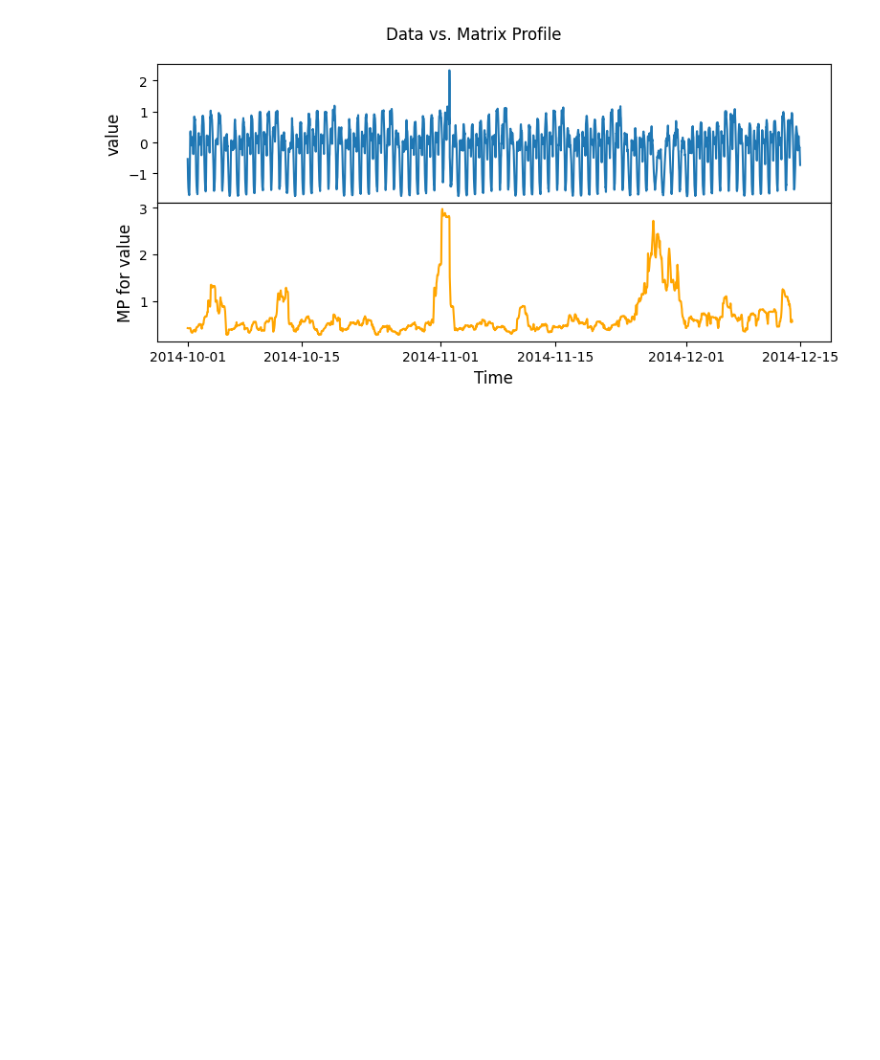
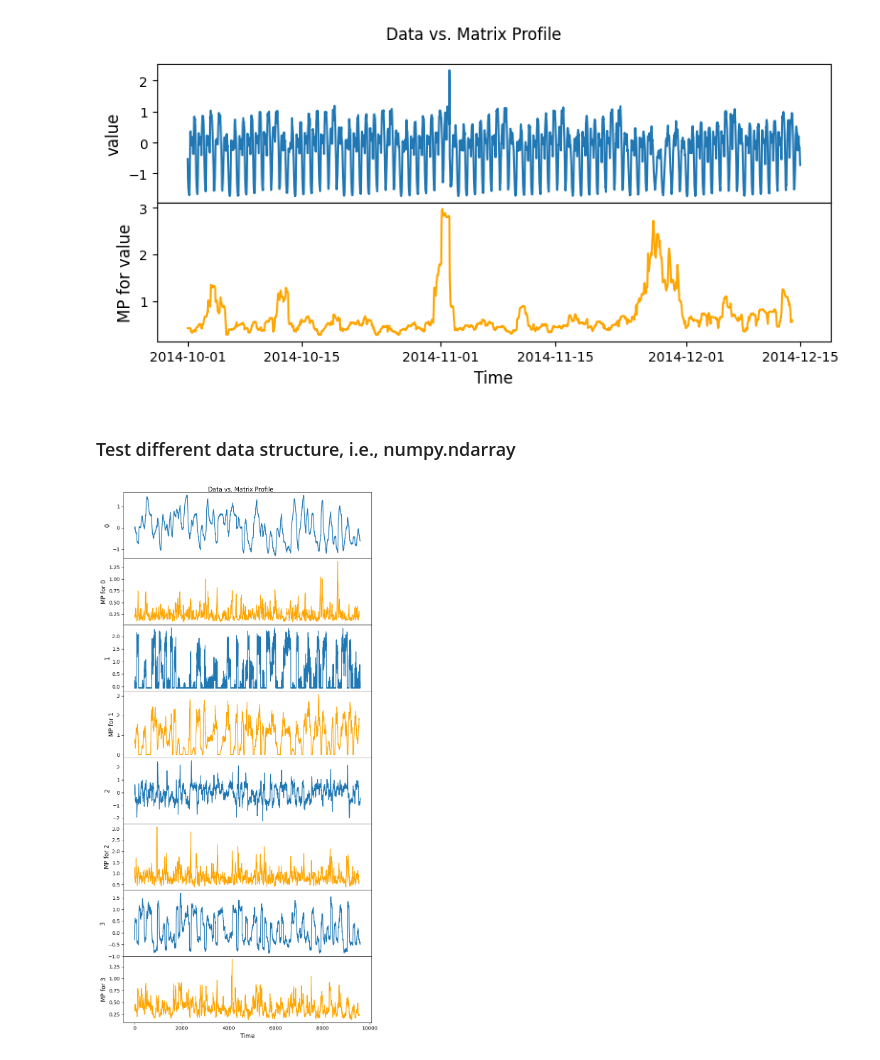
Before and after one commit to idaholab/DACKAR, a Jupyter notebook: examples/test_anomalies.ipynb, the cells around one changed output. Cells and saved outputs as stored; diff of their text form; code cells hidden in the pictures; blank space fills up the shorter version.

Commit message:
test different data structure

```diff
--- a/examples/test_anomalies.ipynb
+++ b/examples/test_anomalies.ipynb
@@ -82,3 +94,12 @@ mpObj.evaluate(taxi_df.iloc[1000:])
 fig = mpObj.plot()
 # %% [output]
 [figure]
+# %% [markdown]
+### Test different data structure, i.e., numpy.ndarray
+# %%
+m = 48
+mpObj = MatrixProfile(m, normalize='robust', method='normal')
+mpObj.fit(steam_df.to_numpy())
+fig = mpObj.plot()
+# %% [output]
+[figure, added]
```
Also changed, not shown: parts of 12 cells of this notebook, 2 other files.
